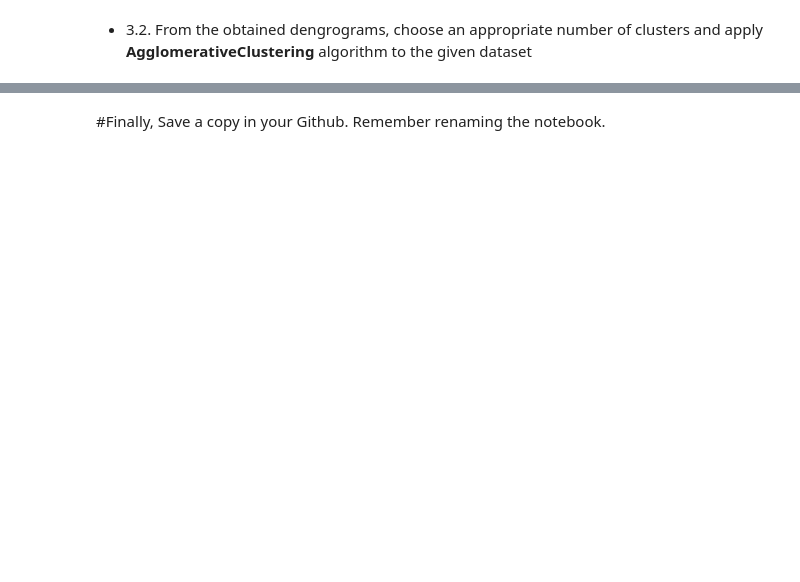
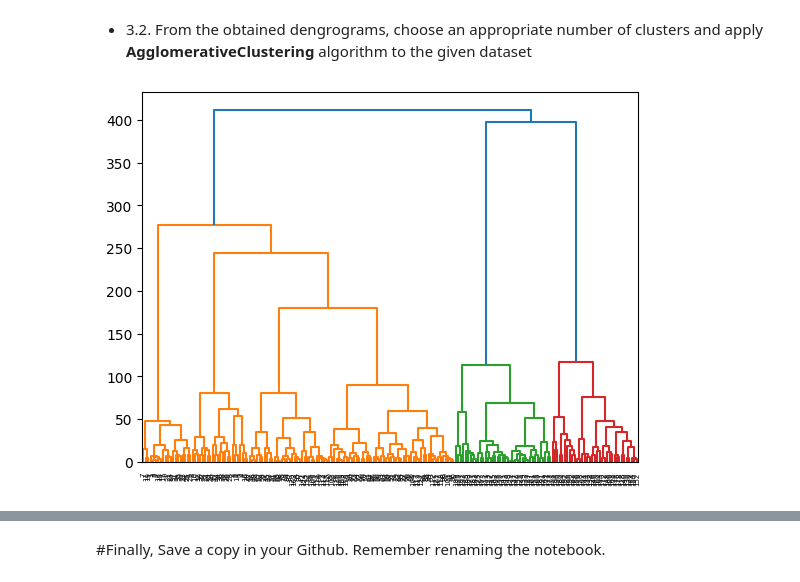
Before and after one commit to NguyenThiPhuongNhi/MayHoc_2022_2023, a Jupyter notebook: Lab_7_20130353_NguyenThiPhuongNhi.ipynb, the cells around one changed output, grey strips where cells are left out. Cells and saved outputs as stored; diff of their text form; code cells hidden in the pictures; blank space fills up the shorter version.

```diff
--- a/Lab_7_20130353_NguyenThiPhuongNhi.ipynb
+++ b/Lab_7_20130353_NguyenThiPhuongNhi.ipynb
@@ -182,0 +235,13 @@ For given dataset (shopping-data.csv) including 5 attributes: **CustomerID**, **
+# %%
+#code
+from sklearn.cluster import AgglomerativeClustering
+import scipy.cluster.hierarchy as sch
+
+features = ["Age", "Annual Income (k$)", "Spending Score (1-100)"]
+X = dataset[features]
+
+cluster = AgglomerativeClustering(n_clusters=3, affinity='euclidean', linkage='ward')
+cluster.fit(X)
+dendro = sch.dendrogram(sch.linkage(X, method = "ward", metric="euclidean"))
+# %% [output]
+[figure, added]
```
Also changed, not shown: parts of 18 cells of this notebook.
